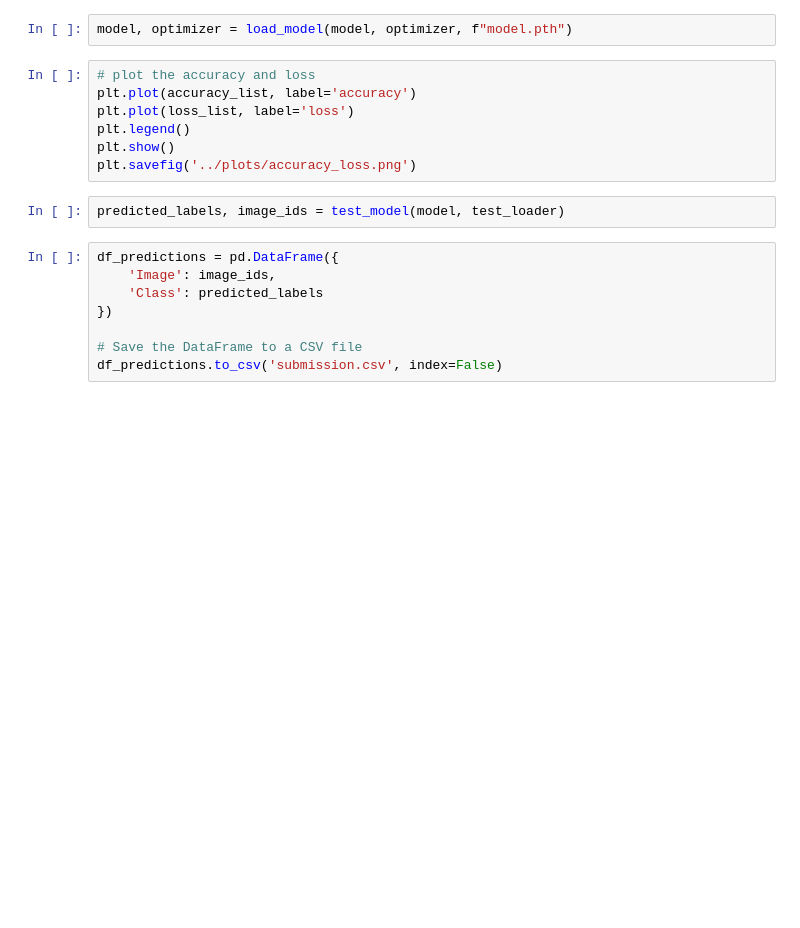
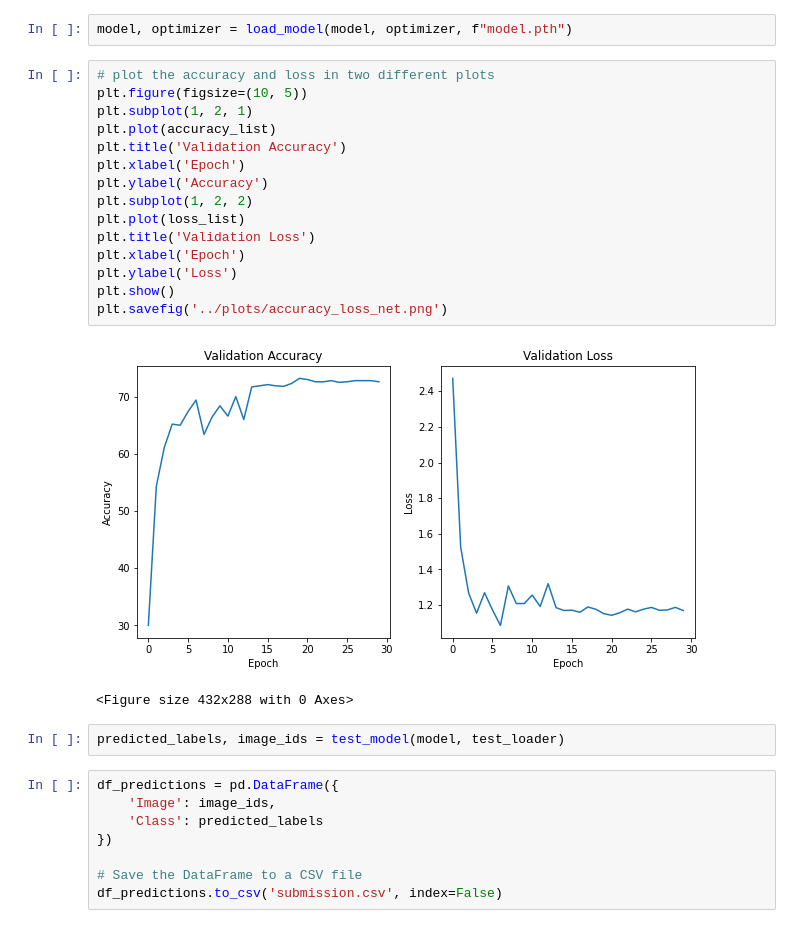
Before and after one commit to trifangrobert/Deep-Hallucination, a Jupyter notebook: src/version_net.ipynb, the cells around one changed output. Drawn from its saved outputs; the diff is of its cells as text; blank space fills up the shorter version.

Commit message:
plots for Net

```diff
--- a/src/version_net.ipynb
+++ b/src/version_net.ipynb
@@ -317,12 +317,23 @@ Validating data...
 # %%
 model, optimizer = load_model(model, optimizer, f"model.pth")
 # %%
-# plot the accuracy and loss
-plt.plot(accuracy_list, label='accuracy')
-plt.plot(loss_list, label='loss')
-plt.legend()
+# plot the accuracy and loss in two different plots
+plt.figure(figsize=(10, 5))
+plt.subplot(1, 2, 1)
+plt.plot(accuracy_list)
+plt.title('Validation Accuracy')
+plt.xlabel('Epoch')
+plt.ylabel('Accuracy')
+plt.subplot(1, 2, 2)
+plt.plot(loss_list)
+plt.title('Validation Loss')
+plt.xlabel('Epoch')
+plt.ylabel('Loss')
 plt.show()
-plt.savefig('../plots/accuracy_loss.png')
+plt.savefig('../plots/accuracy_loss_net.png')
+# %% [output]
+[figure, added]
+<Figure size 432x288 with 0 Axes>
 # %%
 predicted_labels, image_ids = test_model(model, test_loader)
 # %%
```
Also changed, not shown: parts of 1 cell of this notebook, 2 other files.
